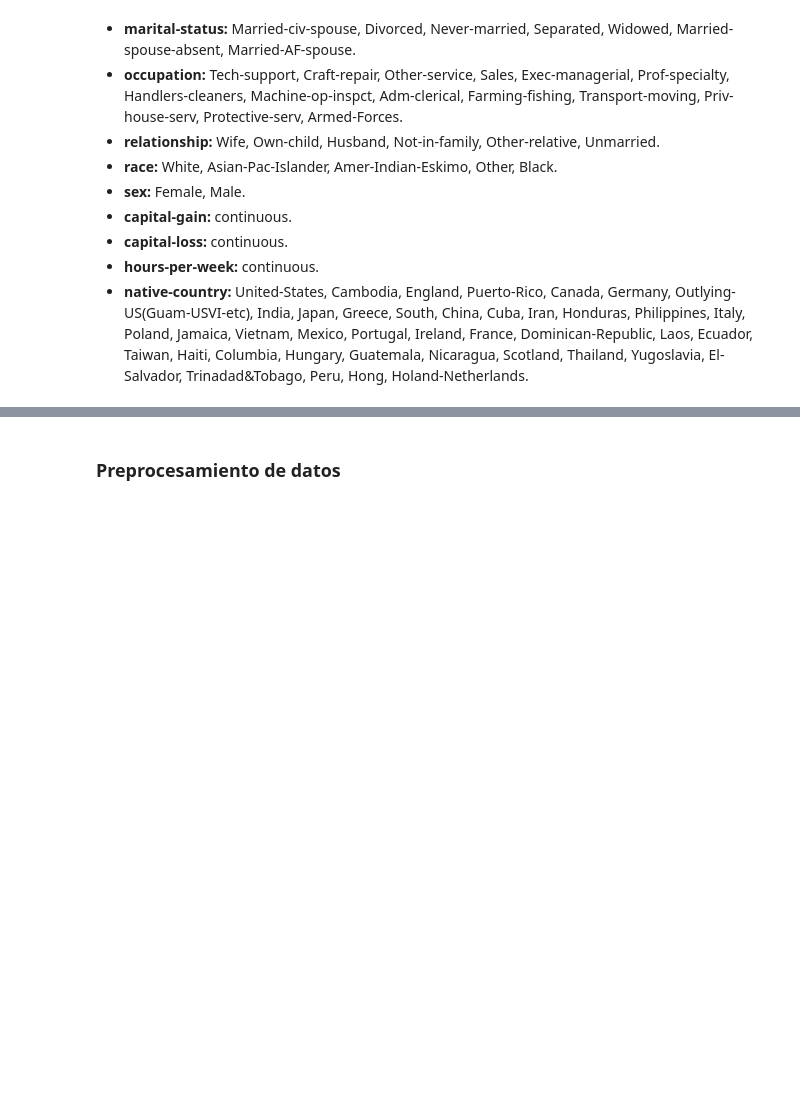
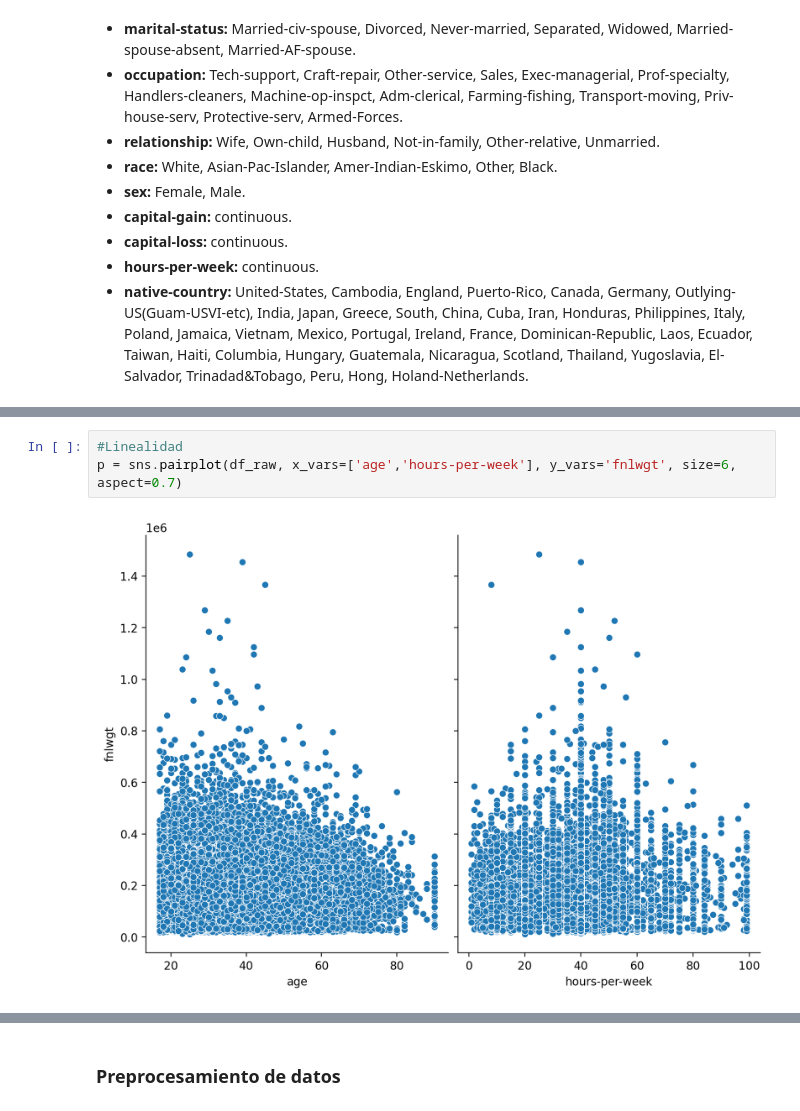
Before and after one commit to Marcelo-jmd/PA4-Innovacion, a Jupyter notebook: regresión_logística.ipynb, the cells around one changed output, grey strips where cells are left out. Saved outputs shown, nothing was run; the diff lists cells and outputs as text; blank space fills up the shorter version.

```diff
--- a/regresión_logística.ipynb
+++ b/regresión_logística.ipynb
@@ -56,0 +73,5 @@ df_raw.head(3)
+# %%
+#Linealidad
+p = sns.pairplot(df_raw, x_vars=['age','hours-per-week'], y_vars='fnlwgt', size=6, aspect=0.7)
+# %% [output]
+[figure, added]
```
Also changed, not shown: parts of 13 cells of this notebook.
